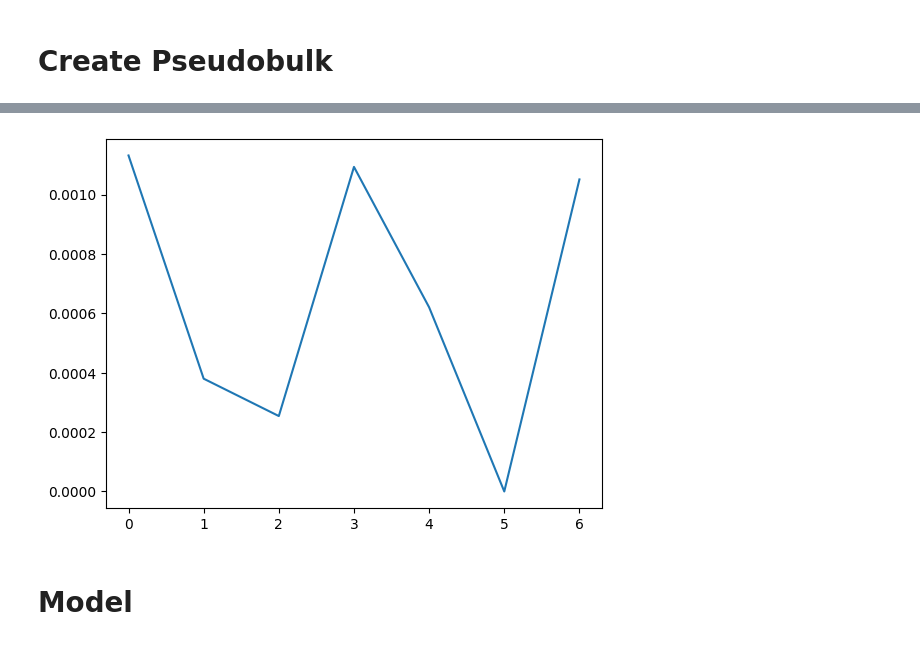
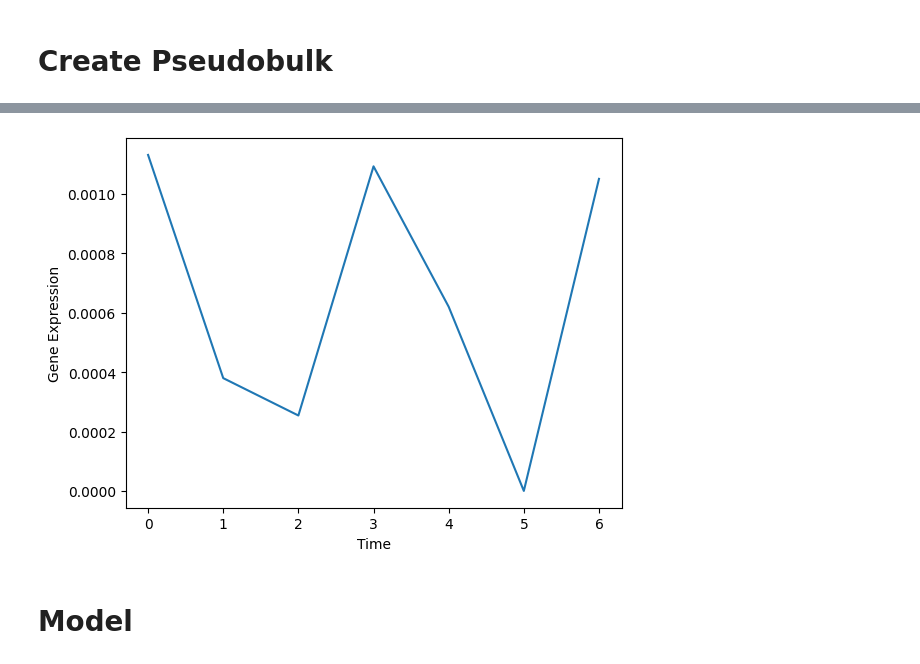
Before and after one commit to Michell203/DingLab, a Jupyter notebook: DLabCode.ipynb, the cells around one changed output, grey strips where cells are left out. Saved outputs shown, nothing was run; the diff lists cells and outputs as text; code cells hidden in the pictures.

```diff
--- a/DLabCode.ipynb
+++ b/DLabCode.ipynb
@@ -145,13 +171,15 @@ def pick_gene(gene_no, gene_database=bulks_adata):
 # %%
 # Look at time series patterns of a selected gene
 gene_timeseries = pick_gene(0)
 def plot_geneseries(gene):
   length = [x for x in range(len(gene))]
   plt.plot(length, gene)
+  plt.xlabel('Time')
+  plt.ylabel('Gene Expression')
 
 plot_geneseries(gene_timeseries)
 # %% [output]
-[figure, old version]
+[figure, new version]
 # %% [markdown]
 # Model
 # %% [markdown]
```
Also changed, not shown: parts of 36 cells of this notebook.
